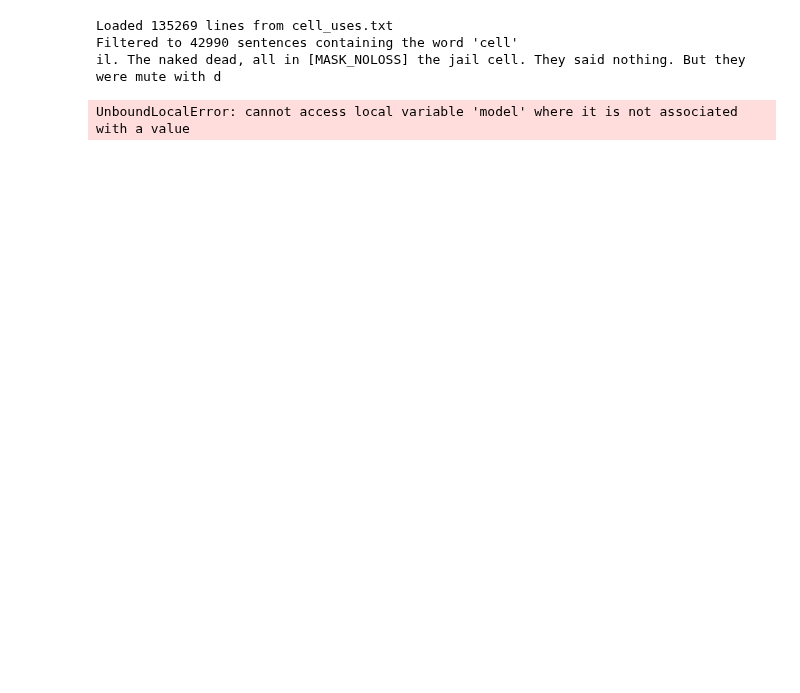
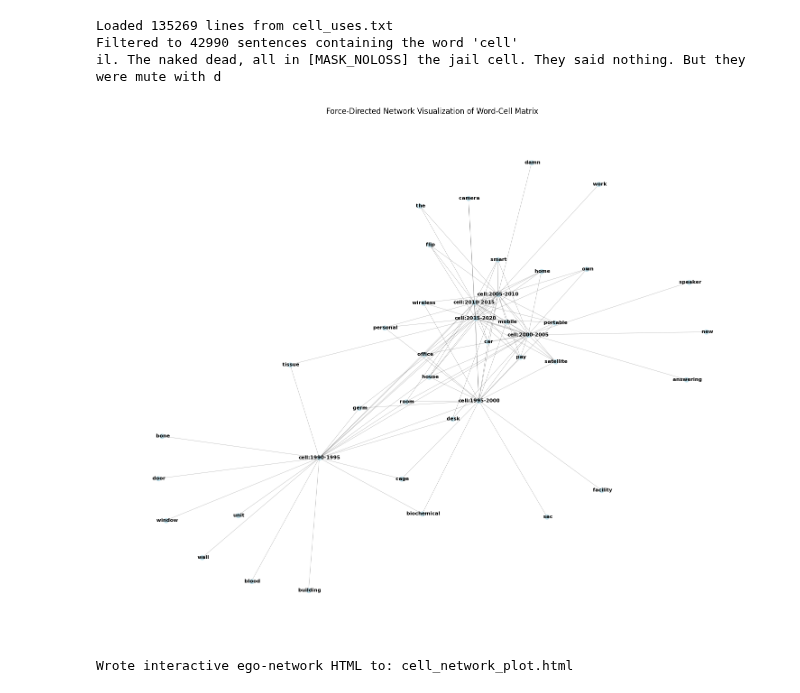
Before and after one commit to bstadt/tlm-1-release, a Jupyter notebook: eda/paradigmic.ipynb, the cells around one changed output. Saved outputs shown, nothing was run; the diff lists cells and outputs as text; code cells hidden in the pictures; blank space fills up the shorter version.

```diff
--- a/eda/paradigmic.ipynb
+++ b/eda/paradigmic.ipynb
@@ -317,7 +317,9 @@ def write_interactive_plot(G, pos, word):
                         plot_bgcolor='#FDF6E8',
                         paper_bgcolor='#FDF6E8',
                         font=dict(family='Geist Mono'),
-                        shapes=text_backgrounds
+                        shapes=text_backgrounds,
+                        width=1000,
+                        height=700
                     ))
 
     # -----------------------
@@ -418,16 +420,16 @@ def write_interactive_plot(G, pos, word):
 
     print(f"Wrote interactive ego-network HTML to: {out_path}")
 # %%
-def paradigmic_change(word, uses_path, model, tokenizer, subset_size=300):
+def paradigmic_change(target_word, uses_path, model, tokenizer, subset_size=300):
 
     #load data
-    uses_data = load_uses(uses_path, word)
+    uses_data = load_uses(uses_path, target_word)
 
     #random subset
     import random
     random.seed(42)
     selected_indices = random.sample(range(len(uses_data)), min(subset_size, len(uses_data)))
-    masked_texts = [uses_data[i].replace(word, '[MASK]', 1) for i in selected_indices]
+    masked_texts = [uses_data[i].replace(target_word, '[MASK]', 1) for i in selected_indices]
 
     #move model here to prevent weird cuda memory errors
     model = model.to('cuda')
@@ -467,7 +469,7 @@ def paradigmic_change(word, uses_path, model, tokenizer, subset_size=300):
         for elem in posterior:
             wordset.add(elem[0])
     og_wordlist = list(wordset)
-    wordlist = og_wordlist + [word+':'+str(year)+'-'+str(year+5) for year in range(1990, 2020, 5)]
+    wordlist = og_wordlist + [target_word+':'+str(year)+'-'+str(year+5) for year in range(1990, 2020, 5)]
 
     #create use matrix
     bipartite = np.zeros((len(wordlist) - len(og_wordlist), len(og_wordlist)))
@@ -489,12 +491,16 @@ def paradigmic_change(word, uses_path, model, tokenizer, subset_size=300):
     #create and plot graph
     G, pos = plot_graph(matrix, wordlist)
 
+
     #write interactive plot
-    write_interactive_plot(G, pos, word)
+    write_interactive_plot(G, pos, target_word)
+
+    return G, pos, matrix
 # %%
-paradigmic_change('cell', 'cell_uses.txt', model, tokenizer, subset_size=300)
+cell_G, cell_pos, cell_matrix = paradigmic_change('cell', 'cell_uses.txt', model, tokenizer, subset_size=300)
 # %% [output]
 Loaded 135269 lines from cell_uses.txt
 Filtered to 42990 sentences containing the word 'cell'
 il. The naked dead, all in [MASK_NOLOSS] the jail cell. They said nothing. But they were mute with d
+[figure, added]
-UnboundLocalError: cannot access local variable 'model' where it is not associated with a value
+Wrote interactive ego-network HTML to: cell_network_plot.html
```
Also changed, not shown: parts of 2 cells of this notebook.
